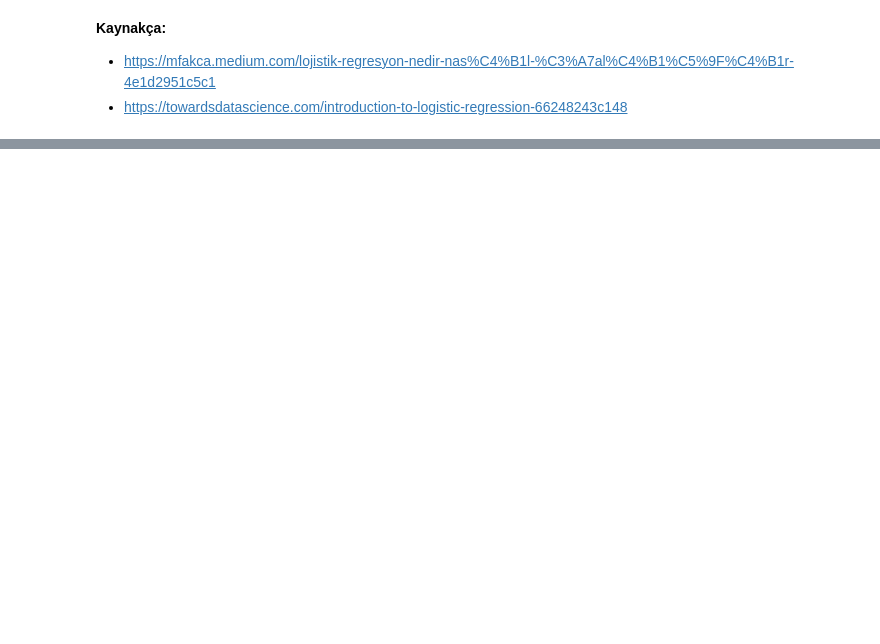
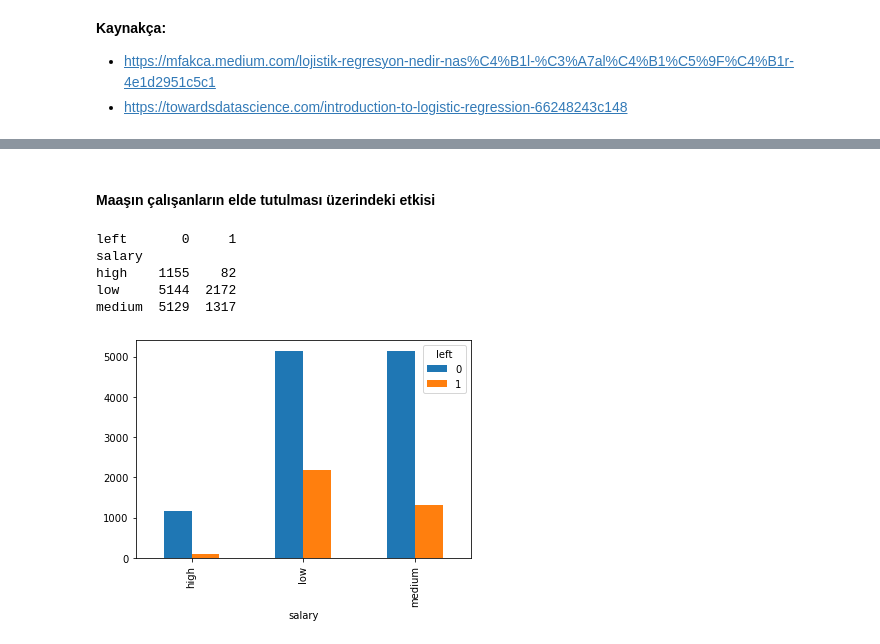
Before and after one commit to SahikaErcan/MachineLearning101, a Jupyter notebook: Logistic Regression.ipynb, the cells around one changed output, grey strips where cells are left out. Cells and saved outputs as stored; diff of their text form; code cells hidden in the pictures; blank space fills up the shorter version.

```diff
--- a/Logistic Regression.ipynb
+++ b/Logistic Regression.ipynb
@@ -113,0 +83,3 @@ plt.show()
+# %%
+df = pd.read_csv("HR_comma_sep.csv")
+df.head()
@@ -113,0 +118,13 @@ plt.show()
+# %% [markdown]
+#### Maaşın çalışanların elde tutulması üzerindeki etkisi
+# %%
+print(pd.crosstab(df.salary, df.left))
+
+pd.crosstab(df.salary, df.left).plot(kind='bar');
+# %% [output]
+left       0     1
+salary
+high    1155    82
+low     5144  2172
+medium  5129  1317
+[figure, added]
```
Also changed, not shown: parts of 34 cells of this notebook, 1 other file.
